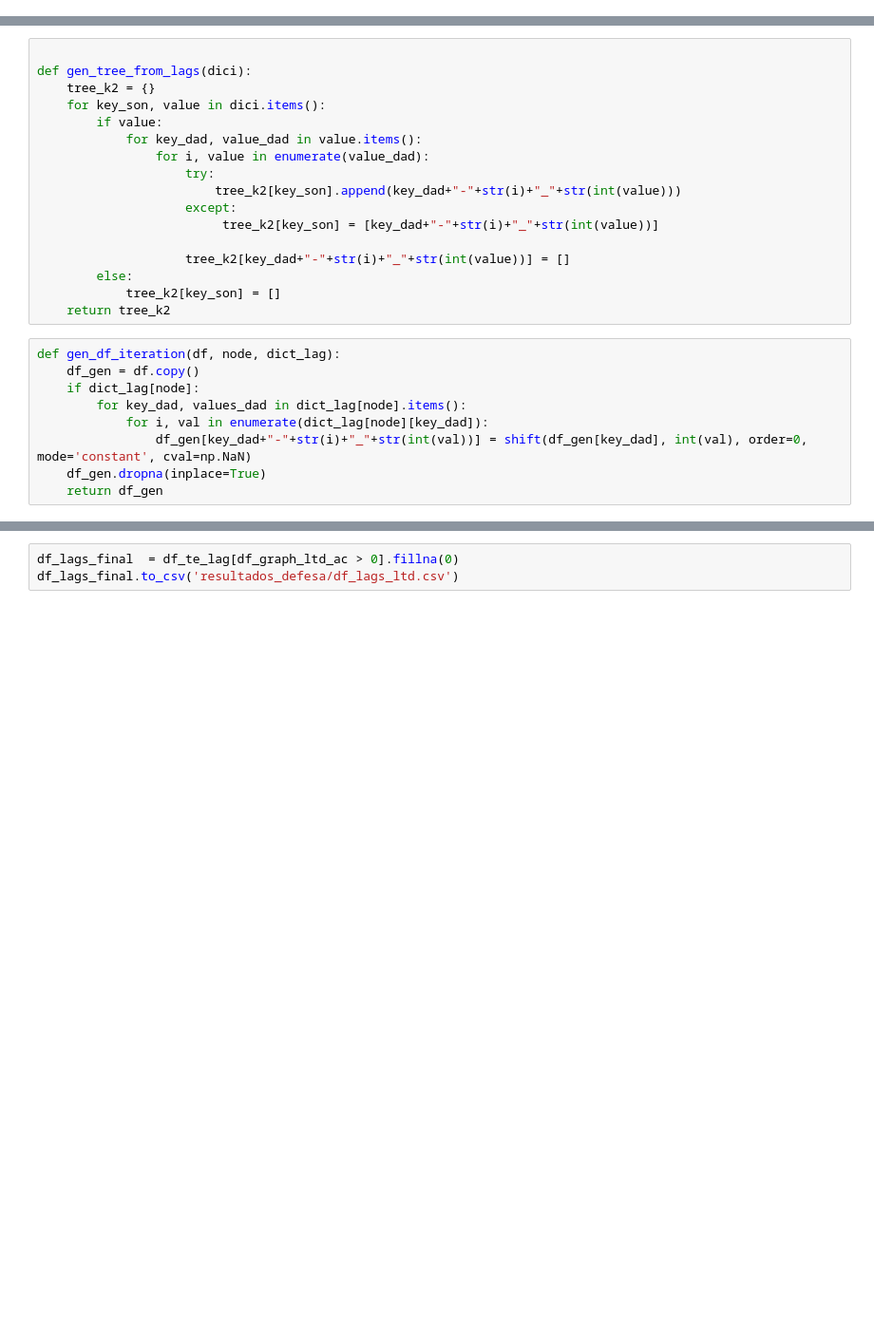
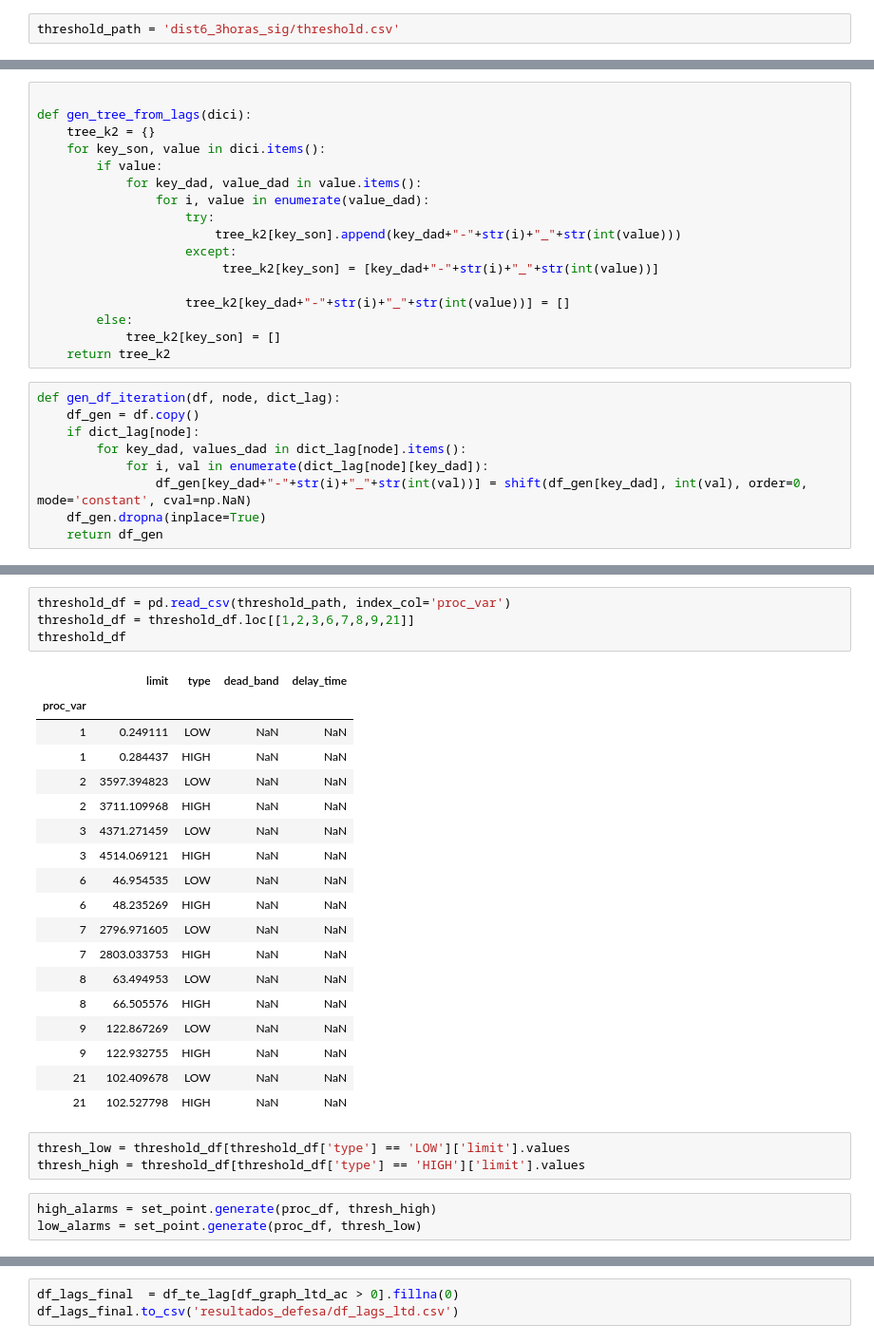
Before and after one commit to ruteee/pesquisa, a Jupyter notebook: TransEntropy_mod.ipynb, the cells around one changed output, grey strips where cells are left out. Shown at 95% size. Saved outputs shown, nothing was run; the diff lists cells and outputs as text; blank space fills up the shorter version.

```diff
--- a/TransEntropy_mod.ipynb
+++ b/TransEntropy_mod.ipynb
@@ -31,6 +31,8 @@ os.environ['GITHUB_AUTH'] = getpass('GitHub user') + ':' + getpass('GitHub passw
 !pip -q install -e git+https://${GITHUB_AUTH}@github.com/abugim/scikit-alarm-framework.git@develop#egg=scikit-alarm-framework
 
 os.environ.pop('GITHUB_AUTH')
+# %%
+threshold_path = 'dist6_3horas_sig/threshold.csv'
 # %%
 # https://pypi.python.org/pypi/pydot
 !pip install graphviz
@@ -504,0 +490,29 @@ def gen_df_iteration(df, node, dict_lag):
+# %%
+threshold_df = pd.read_csv(threshold_path, index_col='proc_var')
+threshold_df = threshold_df.loc[[1,2,3,6,7,8,9,21]]
+threshold_df
+# %% [output]
+|  | limit | type | dead_band | delay_time |
+| proc_var |  |  |  |  |
+| 1 | 0.249111 | LOW | NaN | NaN |
+| 1 | 0.284437 | HIGH | NaN | NaN |
+| 2 | 3597.394823 | LOW | NaN | NaN |
+| 2 | 3711.109968 | HIGH | NaN | NaN |
+| 3 | 4371.271459 | LOW | NaN | NaN |
+| 3 | 4514.069121 | HIGH | NaN | NaN |
+| 6 | 46.954535 | LOW | NaN | NaN |
+| 6 | 48.235269 | HIGH | NaN | NaN |
+| 7 | 2796.971605 | LOW | NaN | NaN |
+| 7 | 2803.033753 | HIGH | NaN | NaN |
+| 8 | 63.494953 | LOW | NaN | NaN |
+| 8 | 66.505576 | HIGH | NaN | NaN |
+| 9 | 122.867269 | LOW | NaN | NaN |
+| 9 | 122.932755 | HIGH | NaN | NaN |
+| 21 | 102.409678 | LOW | NaN | NaN |
+| 21 | 102.527798 | HIGH | NaN | NaN |
+# %%
+thresh_low = threshold_df[threshold_df['type'] == 'LOW']['limit'].values
+thresh_high = threshold_df[threshold_df['type'] == 'HIGH']['limit'].values
+# %%
+high_alarms = set_point.generate(proc_df, thresh_high)
+low_alarms = set_point.generate(proc_df, thresh_low)
```
Also changed, not shown: parts of 15 cells of this notebook, 3 other files.
